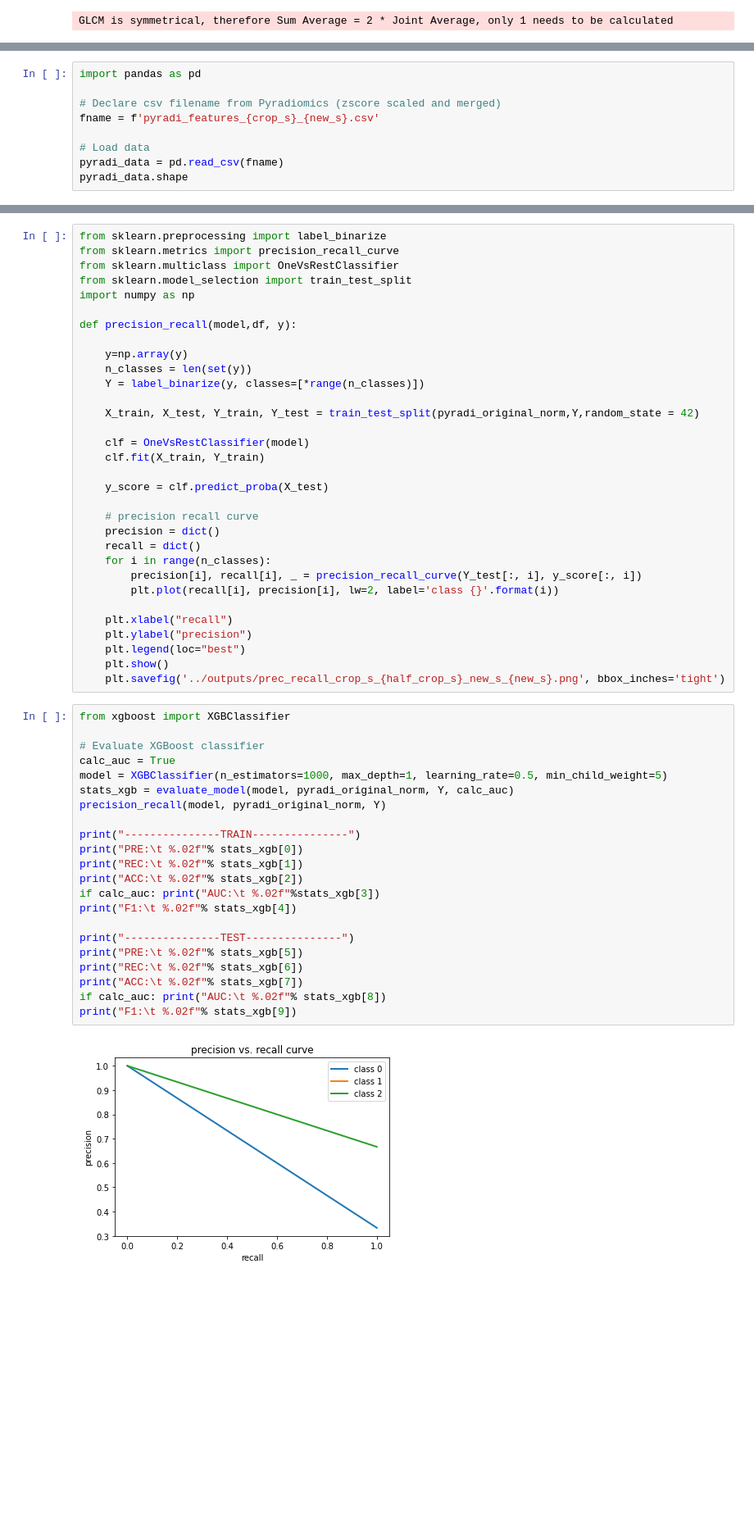
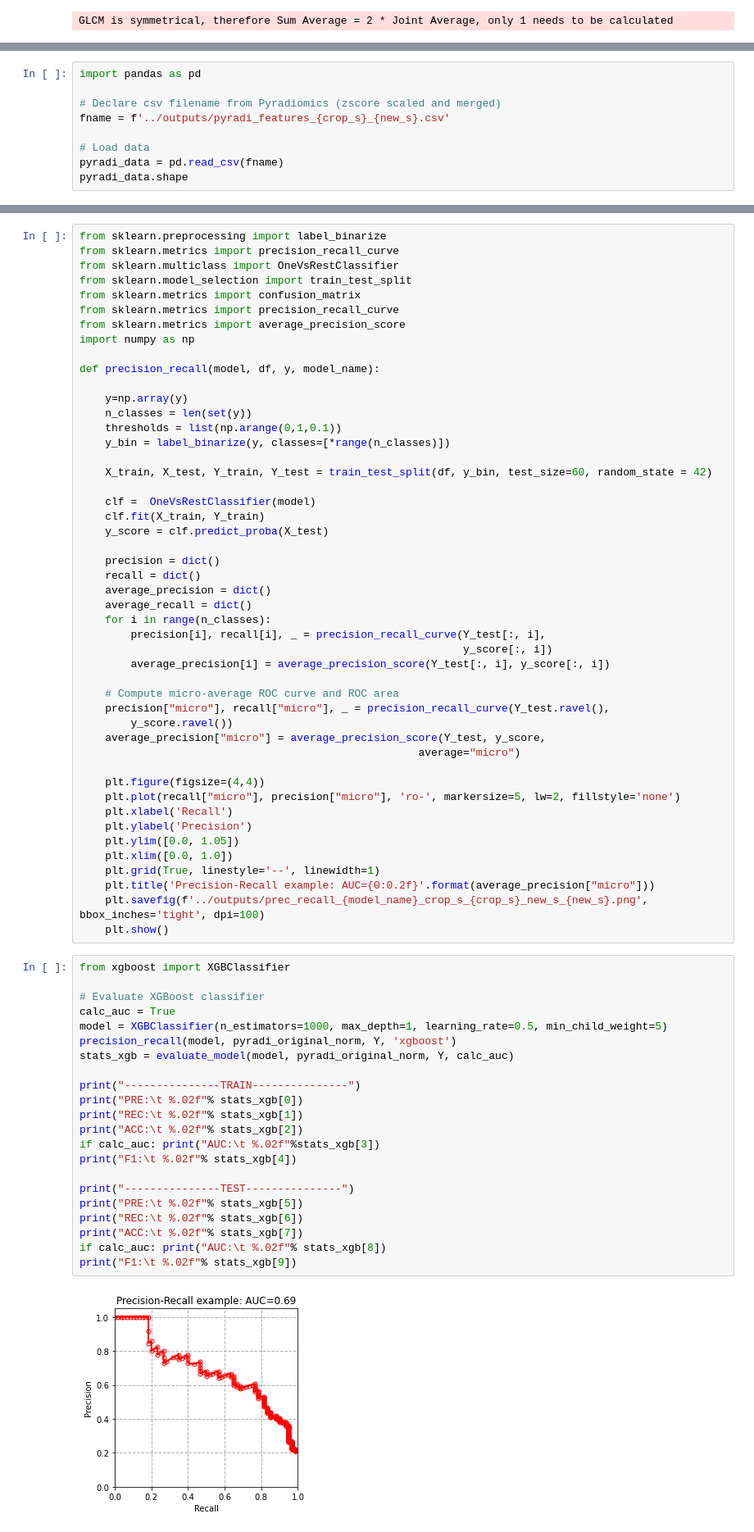
Before and after one commit to MahsaPaknezhad/RadiomicsTutorial, a Jupyter notebook: tree_bark_analysis.ipynb, the cells around one changed output, grey strips where cells are left out. Shown at 82% size. Drawn from its saved outputs; the diff is of its cells as text; blank space fills up the shorter version.

Commit message:
added plots

```diff
--- a/tree_bark_analysis.ipynb
+++ b/tree_bark_analysis.ipynb
@@ -202,7 +202,7 @@ plt.title ( "Radiomic Feature Values");
 import pandas as pd
 
 # Declare csv filename from Pyradiomics (zscore scaled and merged)
-fname = f'pyradi_features_{crop_s}_{new_s}.csv'
+fname = f'../outputs/pyradi_features_{crop_s}_{new_s}.csv'
 
 # Load data
 pyradi_data = pd.read_csv(fname)
@@ -394,54 +394,70 @@ from sklearn.preprocessing import label_binarize
 from sklearn.metrics import precision_recall_curve
 from sklearn.multiclass import OneVsRestClassifier
 from sklearn.model_selection import train_test_split
+from sklearn.metrics import confusion_matrix
+from sklearn.metrics import precision_recall_curve
+from sklearn.metrics import average_precision_score
 import numpy as np
 
-def precision_recall(model,df, y):
+def precision_recall(model, df, y, model_name):
 
     y=np.array(y)
     n_classes = len(set(y))
-    Y = label_binarize(y, classes=[*range(n_classes)])
+    thresholds = list(np.arange(0,1,0.1))
+    y_bin = label_binarize(y, classes=[*range(n_classes)])
 
-    X_train, X_test, Y_train, Y_test = train_test_split(pyradi_original_norm,Y,random_state = 42)
+    X_train, X_test, Y_train, Y_test = train_test_split(df, y_bin, test_size=60, random_state = 42)
 
-    clf = OneVsRestClassifier(model)
+    clf =  OneVsRestClassifier(model)
     clf.fit(X_train, Y_train)
-
     y_score = clf.predict_proba(X_test)
 
-    # precision recall curve
     precision = dict()
     recall = dict()
+    average_precision = dict()
+    average_recall = dict()
     for i in range(n_classes):
-        precision[i], recall[i], _ = precision_recall_curve(Y_test[:, i], y_score[:, i])
-        plt.plot(recall[i], precision[i], lw=2, label='class {}'.format(i))
+        precision[i], recall[i], _ = precision_recall_curve(Y_test[:, i],
+                                                            y_score[:, i])
+        average_precision[i] = average_precision_score(Y_test[:, i], y_score[:, i])
 
-    plt.xlabel("recall")
-    plt.ylabel("precision")
-    plt.legend(loc="best")
+    # Compute micro-average ROC curve and ROC area
+    precision["micro"], recall["micro"], _ = precision_recall_curve(Y_test.ravel(),
+        y_score.ravel())
+    average_precision["micro"] = average_precision_score(Y_test, y_score,
+                                                     average="micro")
+
+    plt.figure(figsize=(4,4))
+    plt.plot(recall["micro"], precision["micro"], 'ro-', markersize=5, lw=2, fillstyle='none')
+    plt.xlabel('Recall')
+    plt.ylabel('Precision')
+    plt.ylim([0.0, 1.05])
+    plt.xlim([0.0, 1.0])
+    plt.grid(True, linestyle='--', linewidth=1)
+    plt.title('Precision-Recall example: AUC={0:0.2f}'.format(average_precision["micro"]))
+    plt.savefig(f'../outputs/prec_recall_{model_name}_crop_s_{crop_s}_new_s_{new_s}.png', bbox_inches='tight', dpi=100)
     plt.show()
-    plt.savefig('../outputs/prec_recall_crop_s_{half_crop_s}_new_s_{new_s}.png', bbox_inches='tight')
 # %%
 from xgboost import XGBClassifier
 
 # Evaluate XGBoost classifier
 calc_auc = True
 model = XGBClassifier(n_estimators=1000, max_depth=1, learning_rate=0.5, min_child_weight=5)
+precision_recall(model, pyradi_original_norm, Y, 'xgboost')
 stats_xgb = evaluate_model(model, pyradi_original_norm, Y, calc_auc)
-precision_recall(model, pyradi_original_norm, Y)
 
 print("---------------TRAIN---------------")
 print("PRE:\t %.02f"% stats_xgb[0])
 print("REC:\t %.02f"% stats_xgb[1])
 print("ACC:\t %.02f"% stats_xgb[2])
 if calc_auc: print("AUC:\t %.02f"%stats_xgb[3])
 print("F1:\t %.02f"% stats_xgb[4])
 
 print("---------------TEST---------------")
 print("PRE:\t %.02f"% stats_xgb[5])
 print("REC:\t %.02f"% stats_xgb[6])
 print("ACC:\t %.02f"% stats_xgb[7])
 if calc_auc: print("AUC:\t %.02f"% stats_xgb[8])
 print("F1:\t %.02f"% stats_xgb[9])
 # %% [output]
-[figure, old version]
+[figure, new version]
```
Also changed, not shown: parts of 19 cells of this notebook, 12 other files.
